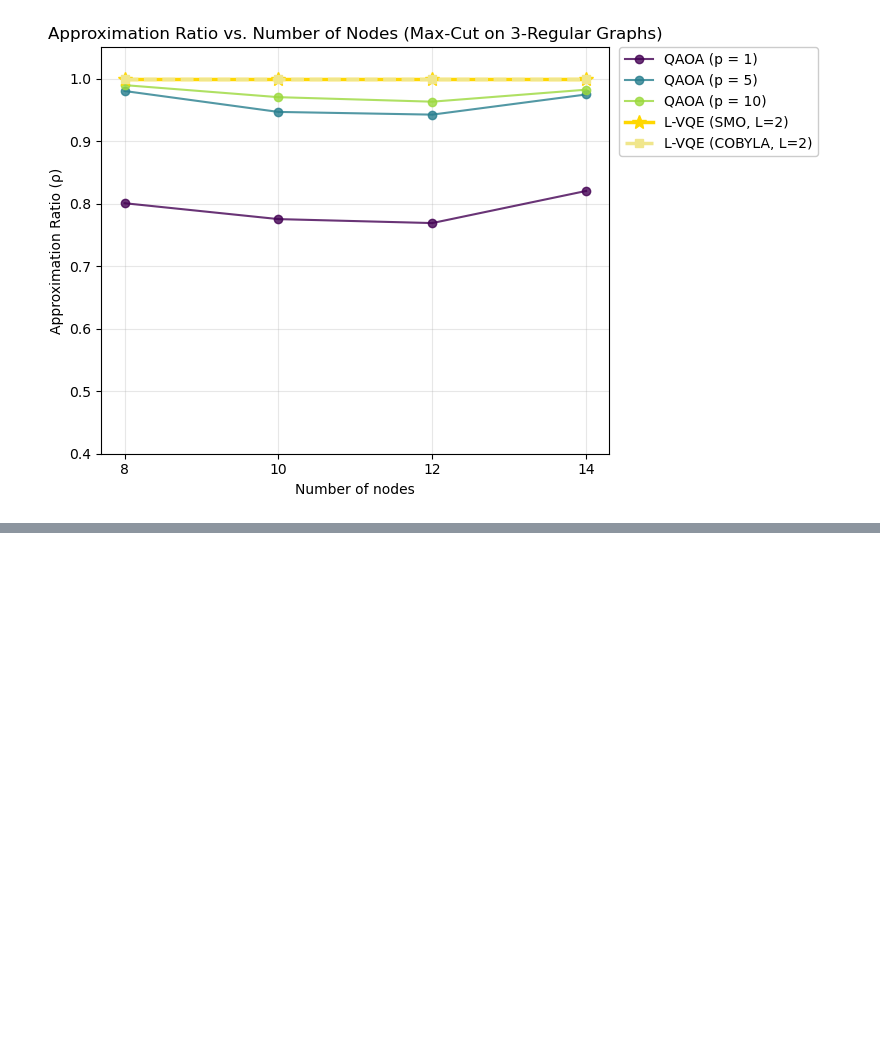
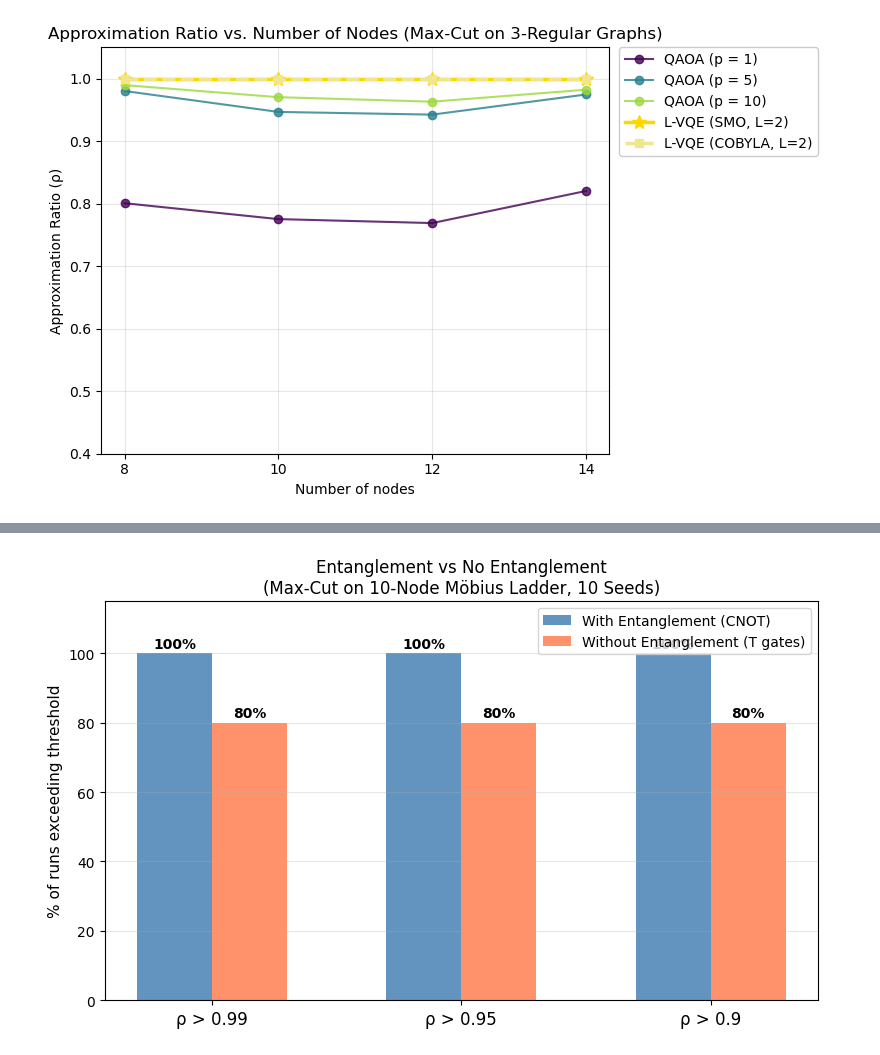
Before and after one commit to myriamcg/layered_vqe, a Jupyter notebook: sprint/02_MaxCut_Analysis.ipynb, the cells around one changed output, grey strips where cells are left out. Cells and saved outputs as stored; diff of their text form; code cells hidden in the pictures; blank space fills up the shorter version.

```diff
--- a/sprint/02_MaxCut_Analysis.ipynb
+++ b/sprint/02_MaxCut_Analysis.ipynb
@@ -316,0 +420,50 @@ plt.show()
+# %%
+# =============================================================
+# PLOT 1: Success rate by threshold (Max-Cut version of Table 10)
+# =============================================================
+
+import pandas as pd
+import numpy as np
+import matplotlib.pyplot as plt
+
+df_ent_maxcut = pd.read_csv("data_entanglement_maxcut.csv")
+mc_ent_arr = df_ent_maxcut[df_ent_maxcut["Algorithm"] == "L-VQE Entanglement"]["Rho"].values
+mc_no_arr  = df_ent_maxcut[df_ent_maxcut["Algorithm"] == "L-VQE No Entanglement"]["Rho"].values
+
+thresholds = [0.99, 0.95, 0.90]
+x = np.arange(len(thresholds))
+width = 0.3
+
+mc_ent_pct = [(mc_ent_arr > t).mean() * 100 for t in thresholds]
+mc_no_pct  = [(mc_no_arr  > t).mean() * 100 for t in thresholds]
+
+plt.figure(figsize=(8, 5))
+bars_ent = plt.bar(x - width/2, mc_ent_pct, width,
+                   label="With Entanglement (CNOT)",
+                   color="steelblue", alpha=0.85)
+bars_no  = plt.bar(x + width/2, mc_no_pct, width,
+                   label="Without Entanglement (T gates)",
+                   color="coral", alpha=0.85)
+
+for bar in bars_ent:
+    plt.text(bar.get_x() + bar.get_width()/2,
+             bar.get_height() + 1.5,
+             f"{bar.get_height():.0f}%",
+             ha='center', fontsize=10, fontweight='bold')
+for bar in bars_no:
+    plt.text(bar.get_x() + bar.get_width()/2,
+             bar.get_height() + 1.5,
+             f"{bar.get_height():.0f}%",
+             ha='center', fontsize=10, fontweight='bold')
+
+plt.xticks(x, [f"ρ > {t}" for t in thresholds], fontsize=12)
+plt.ylabel("% of runs exceeding threshold", fontsize=11)
+plt.title("Entanglement vs No Entanglement\n"
+          "(Max-Cut on 10-Node Möbius Ladder, 10 Seeds)", fontsize=12)
+plt.ylim(0, 115)
+plt.legend(fontsize=10)
+plt.grid(True, alpha=0.3, axis='y')
+plt.tight_layout()
+plt.show()
+# %% [output]
+[figure, added]
```
Also changed, not shown: parts of 2 cells of this notebook, 3 other files.
